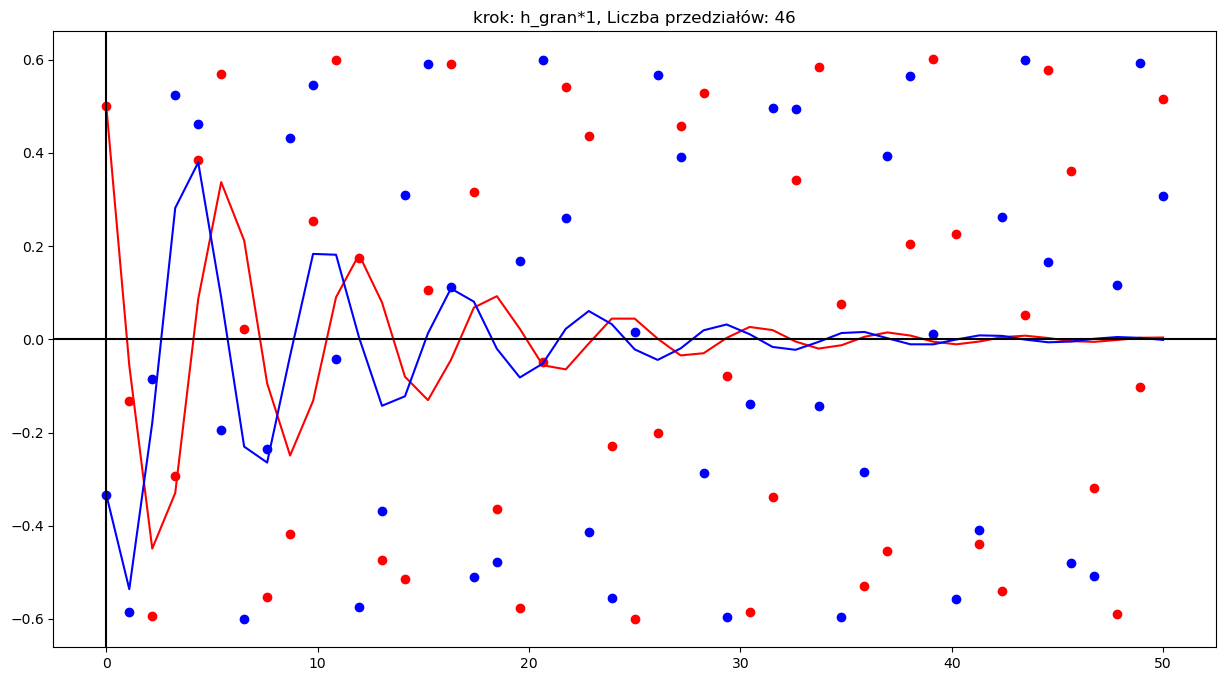
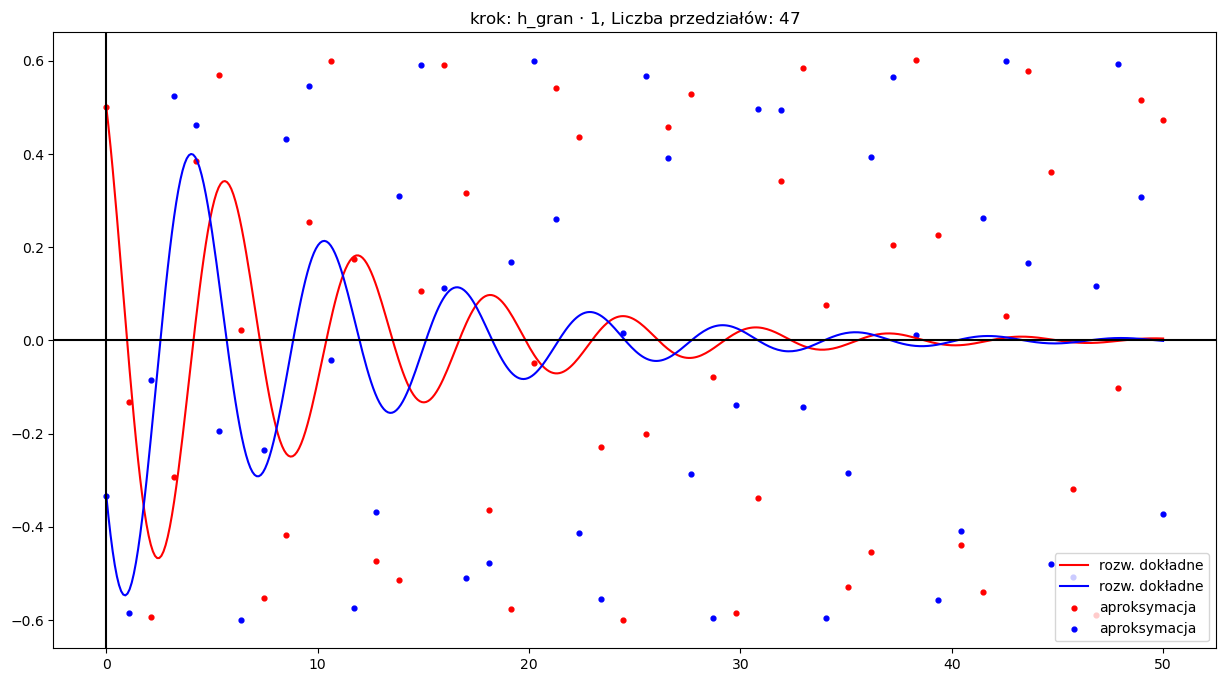
The notebook cell's code change between the first figure and the second:
--- before
+++ after
@@ -1,17 +1,17 @@
-sol1 = lambda t: (1/6)*np.exp(-t/10)*(3*np.cos(t) - 2*np.sin(t))
-# sol1 = np.vectorize(sol1)
-sol2 = lambda t: -(1/6)*np.exp(-t/10)*(3*np.sin(t) + 2*np.cos(t))
-# sol2 = np.vectorize(sol2)
+sol1 = lambda t: (1/6)*np.exp(-t/10)*(3*np.cos(t) - 2*np.sin(t)) # rozwiązanie dokładne pierwszej współrzędnej
+sol2 = lambda t: -(1/6)*np.exp(-t/10)*(3*np.sin(t) + 2*np.cos(t)) # rozwiązanie dokładne drugiej współrzędnej
 hs = [1, 1.1, 1.5, 0.9, 0.5, 0.2]
 for a in hs:
-    N = int(50/(a*h_gran))
-    time = np.linspace(0, 50, N)
+    N = int(50/(a*h_gran)) + 1 # Liczba kroków potrzebna, by przy danej długości kroku ostatni punkt podziału był w punkcie 50 
+    time = np.linspace(0, 50, N) 
+    time_s = np.linspace(0, 50, 500) # siatka do rysowania rozwiązań dokładnych
     fig, ax = plt.subplots(figsize = (15, 8))
-    ax.plot(time, sol1(time), color = 'r')
-    ax.plot(time, sol2(time), color = 'b')
-    ax.scatter(time, rozwiazanie(a*h_gran, N)[0], color = 'r')
-    ax.scatter(time, rozwiazanie(a*h_gran, N)[1], color = 'b')
-    ax.set_title(f'krok: h_gran*{a}, Liczba przedziałów: {N-1}')
+    ax.plot(time_s, sol1(time_s), color = 'r', label = 'rozw. dokładne')
+    ax.plot(time_s, sol2(time_s), color = 'b', label = 'rozw. dokładne')
+    ax.scatter(time, rozwiazanie(a*h_gran, N)[0], color = 'r', label = 'aproksymacja', s = 12)
+    ax.scatter(time, rozwiazanie(a*h_gran, N)[1], color = 'b', label = 'aproksymacja', s = 12)
+    ax.set_title(f'krok: h_gran $\cdot$ {a}, Liczba przedziałów: {N-1}')
     ax.axvline(color = 'black')
     ax.axhline(color = 'black')
+    ax.legend()
     plt.show()

Commit: drobne poprawki, komentarze